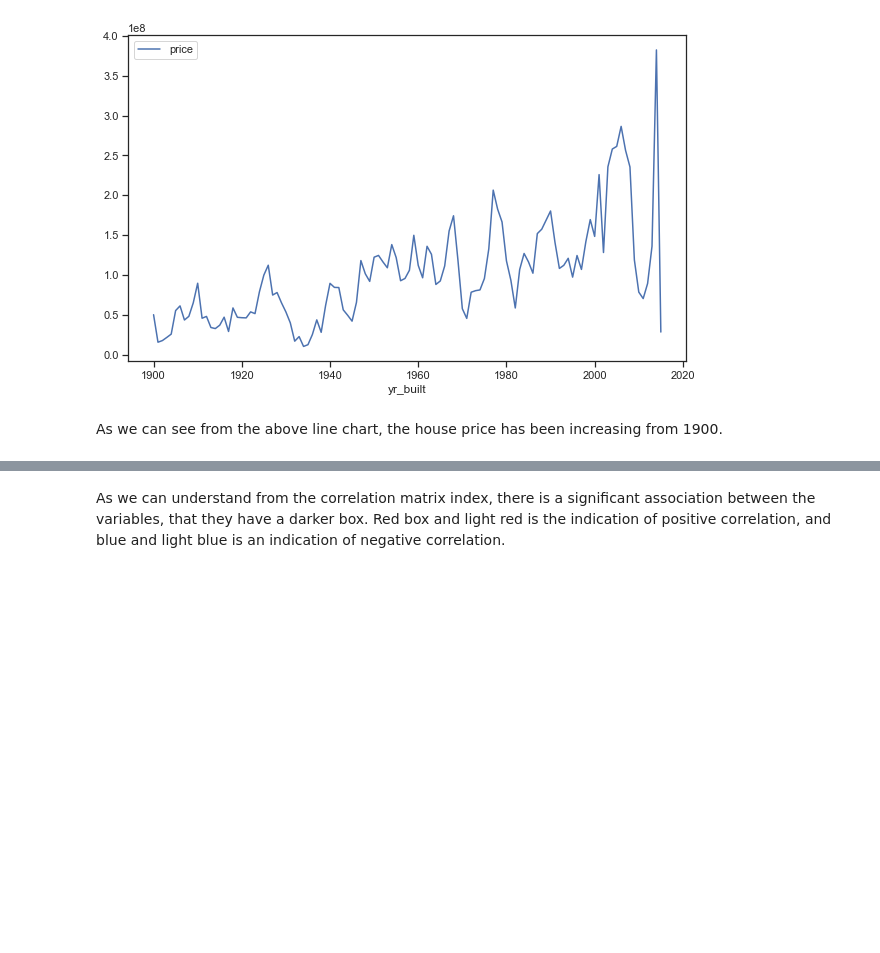
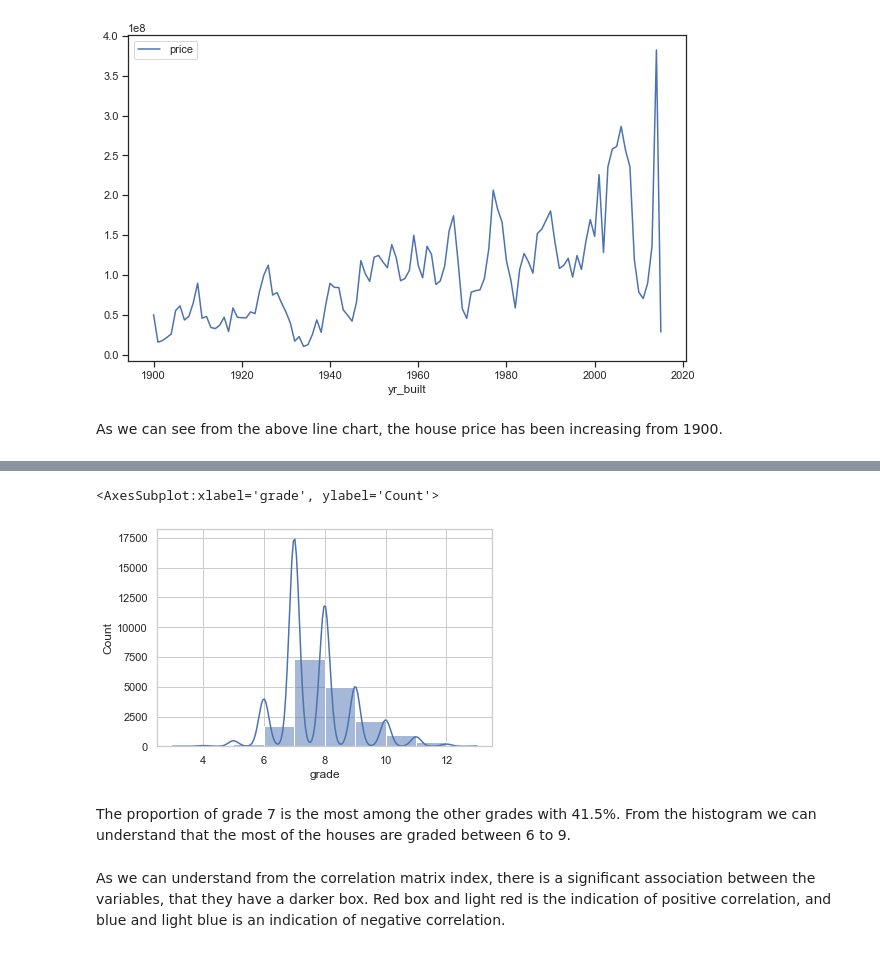
Before and after one commit to ruddysimon/ADS500B-Project, a Jupyter notebook: HouseSalesWashington.ipynb, the cells around one changed output, grey strips where cells are left out. Cells and saved outputs as stored; diff of their text form; code cells hidden in the pictures; blank space fills up the shorter version.

Commit message:
added some charts

```diff
--- a/HouseSalesWashington.ipynb
+++ b/HouseSalesWashington.ipynb
@@ -649,0 +643,6 @@ The proportion of grade 7 is the most among the other grades with 41.5%. From th
+# %%
+fig = px.pie(grade_group, values='grade_counts', names='grade',title='House Grades by Grade Counts')
+fig.show()
+
+sns.histplot(data=houseSalesDF_clean, x="grade", kde=True, bins=10)
+# %% [output]
@@ -650,3 +650,7 @@ The proportion of grade 7 is the most among the other grades with 41.5%. From th
+<AxesSubplot:xlabel='grade', ylabel='Count'>
+[figure, added]
+# %% [markdown]
+The proportion of grade 7 is the most among the other grades with 41.5%. From the histogram we can understand that the most of the houses are graded between 6 to 9.
 # %%
 # Plot correlation Matrix Index
 corr = houseSalesDF_clean.corr()
```
Also changed, not shown: parts of 73 cells of this notebook.
